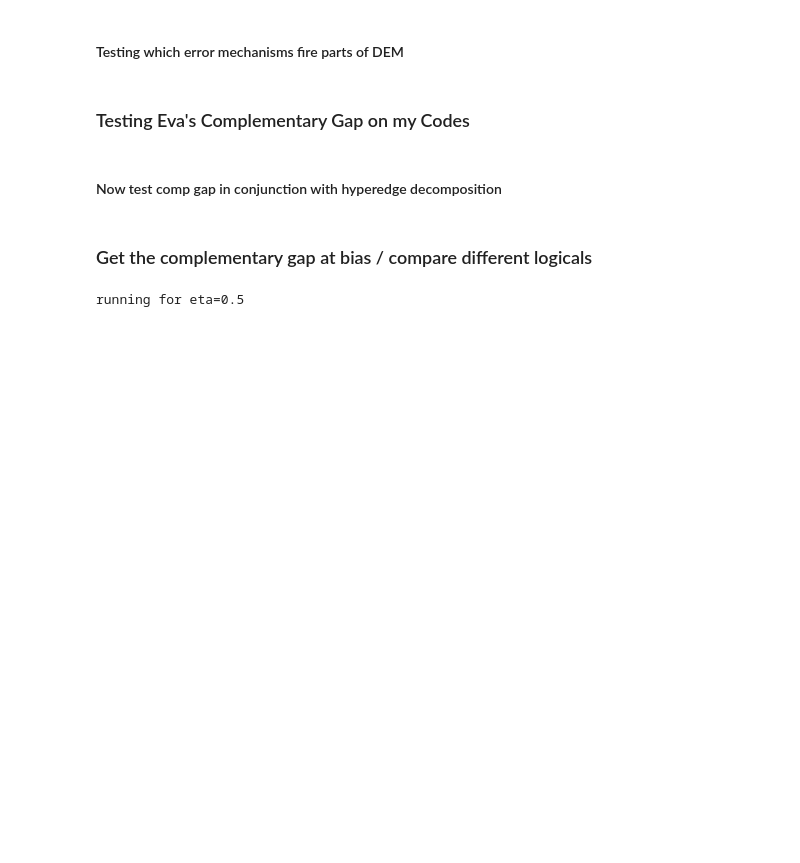
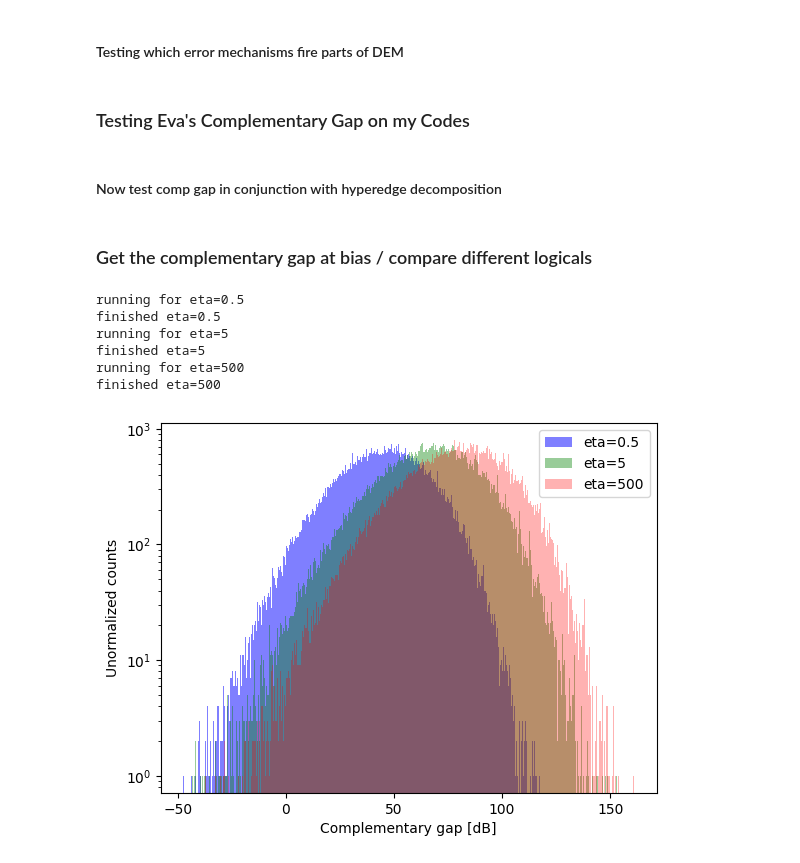
Before and after one commit to acatspirit/correlated_error_biased_noise, a Jupyter notebook: surface_code_circuit_scratch.ipynb, the cells around one changed output. Saved outputs shown, nothing was run; the diff lists cells and outputs as text; code cells hidden in the pictures; blank space fills up the shorter version.

```diff
--- a/surface_code_circuit_scratch.ipynb
+++ b/surface_code_circuit_scratch.ipynb
@@ -3417,58 +3414,93 @@ plt.show()
 ### Get the complementary gap at bias / compare different logicals
 # %%
 # get the d hump plot for different eta to see if matches intuition
+import os
+
 from clifford_deformed_cc_circuit import CDCompassCodeCircuit
 from compass_code_correlated_error import CorrelatedDecoder
 import matplotlib.pyplot as plt
 from pymatching import Matching
+import pandas as pd
 
-ds = [7,9,11,13]
+output_file = "signed_gap_data.csv"
+
+# Track if file already exists
+file_exists = os.path.isfile(output_file)
+
+# ds = [7,9,11,13]
 d=11
-l=4
+
 etas = [0.5,5,500]
-eta = 0.5
-CD_type = "SC"
+# eta = 0.5
+CD_type = "ZXXZonSqu"
 colors = ['blue','green','red','orange']
 alphas = [0.5,0.4,0.3,0.2]
-cnt=0
+count=0
 mem_type="Z"
+decoder_type = "PY_CORR"
+results = []
+
+
 # for d in ds:
 for eta in etas:
     print(f"running for eta={eta}")
 
     circuit_obj = CDCompassCodeCircuit(d,l,eta,mem_type)
     corr_decoder = CorrelatedDecoder(eta,d,l,"CORR_XZ", mem_type=mem_type)
 
     rds                         = d
-    p                           = 0.01
-    pG                          = 0.01
+    p                           = 0.005
+    pG                          = 0.005
     num_shots                   = 10**5
     circuit                     = circuit_obj.make_elongated_circuit_from_parity(before_measure_flip=p, before_measure_pauli_channel=0, after_clifford_depolarization=pG,
                                                          before_round_data_pauli_channel=0, between_round_idling_pauli_channel=p, idling_dephasing=0,
                                                          CD_type = CD_type)
     sampler                     = circuit.compile_detector_sampler()
     detection_events, obs_flips = sampler.sample(shots=num_shots,separate_observables=True)
 
-    # dem = circuit.detector_error_model(decompose_errors=True, flatten_loops=True, approximate_disjoint_errors=True)
-    # matching = Matching.from_detector_error_model(dem)
+    gap,Signed_Gap,_ = corr_decoder.get_complementary_gap(circuit, detection_events, obs_flips, decoder_type=decoder_type) # do it first with pycorr, save to dfs now omg
+    plt.hist(Signed_Gap,bins=500,color=colors[count],label=f"eta={eta}",alpha=alphas[count])
+    # plt.hist(Signed_Gap,bins=500,color=colors[count],label=f"d={d}",alpha=alphas[count])
 
-    # xlb_nodes,xrb_nodes,zlb_nodes,zrb_nodes = corr_decoder.get_LB_RB_nodes(dem)
-
-    # _,Signed_Gap,_ = get_complementary_gap_my_SC(matching,detection_events,obs_flips,zlb_nodes,zrb_nodes)
-    gap,Signed_Gap,_ = corr_decoder.get_complementary_gap(circuit, detection_events, obs_flips, decoder_type="MY_CORR")
-    plt.hist(Signed_Gap,bins=500,color=colors[cnt],label=f"eta={eta}",alpha=alphas[cnt])
-    # plt.hist(Signed_Gap,bins=500,color=colors[cnt],label=f"d={d}",alpha=alphas[cnt])
-
+    # save results
+    for gap in Signed_Gap:
+        results.append({
+                    "signed_gap": gap,
+                    "d": d,
+                    "l": l,
+                    "p": p,
+                    "eta": eta,
+                    "mem_type": mem_type,
+                    "CD_type": CD_type,
+                    "num_shots": num_shots,
+                    "decoder_type": decoder_type,
+                })
     plt.xlabel('Complementary gap [dB]')
     plt.ylabel('Unormalized counts')
     plt.legend()
-    cnt+=1
+    count+=1
+    print(f"finished eta={eta}")
 
+df_eta = pd.DataFrame(results)
+df_eta.to_csv(
+    output_file,
+    mode='a',
+    header=not file_exists,
+    index=False
+)
+
+file_exists = True
 
 plt.yscale('log')
 plt.show()
 # %% [output]
 running for eta=0.5
+finished eta=0.5
+running for eta=5
+finished eta=5
+running for eta=500
+finished eta=500
+[figure, added]
 # %%
 # try comparing different logicals for comp gap
 
```
Also changed, not shown: parts of 1 cell of this notebook, 7 other files.
